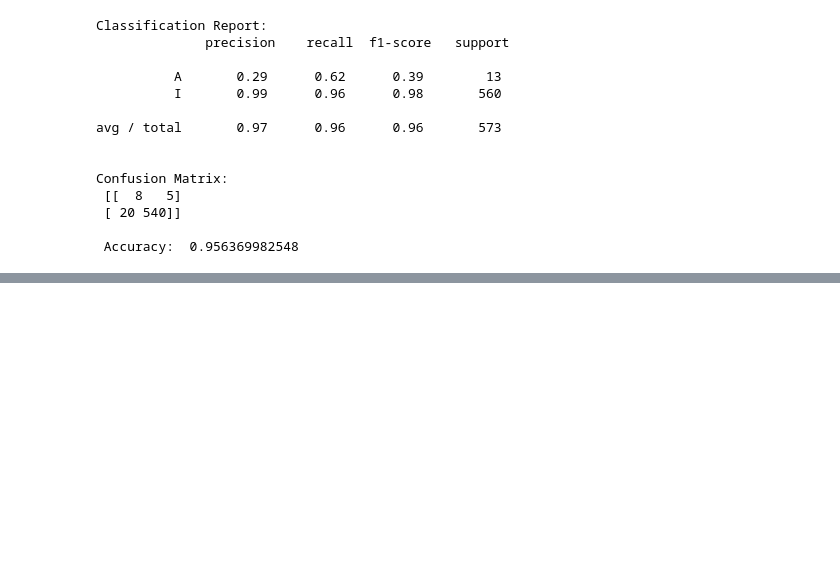
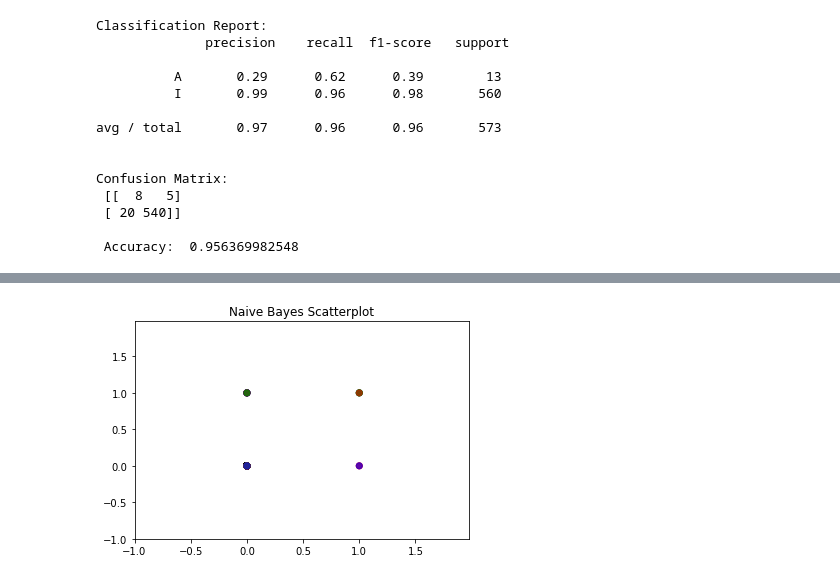
Before and after one commit to suneelnair1/Research_Internship, a Jupyter notebook: Sunil_Nair_Research_Internship_Codeset.ipynb, the cells around one changed output, grey strips where cells are left out. Saved outputs shown, nothing was run; the diff lists cells and outputs as text; code cells hidden in the pictures; blank space fills up the shorter version.

```diff
--- a/Sunil_Nair_Research_Internship_Codeset.ipynb
+++ b/Sunil_Nair_Research_Internship_Codeset.ipynb
@@ -431,0 +491,14 @@ plt.show()
+# %%
+h = 0.02
+
+x_min,x_max = x_test[:,0].min() - 1,x_test[:,0].max() + 1
+y_min,y_max = x_test[:,1].min() - 1,x_test[:,1].max() + 1
+xx,yy = np.meshgrid(np.arange(x_min,x_max,h),np.arange(y_min,y_max,h))
+
+plt.scatter(y_test,preds_NB,c=colors, alpha = 0.5)
+plt.xlim(xx.min(),xx.max())
+plt.ylim(yy.min(),yy.max())
+plt.title('Naive Bayes Scatterplot')
+plt.show()
+# %% [output]
+[figure, added]
```
Also changed, not shown: parts of 21 cells of this notebook.
